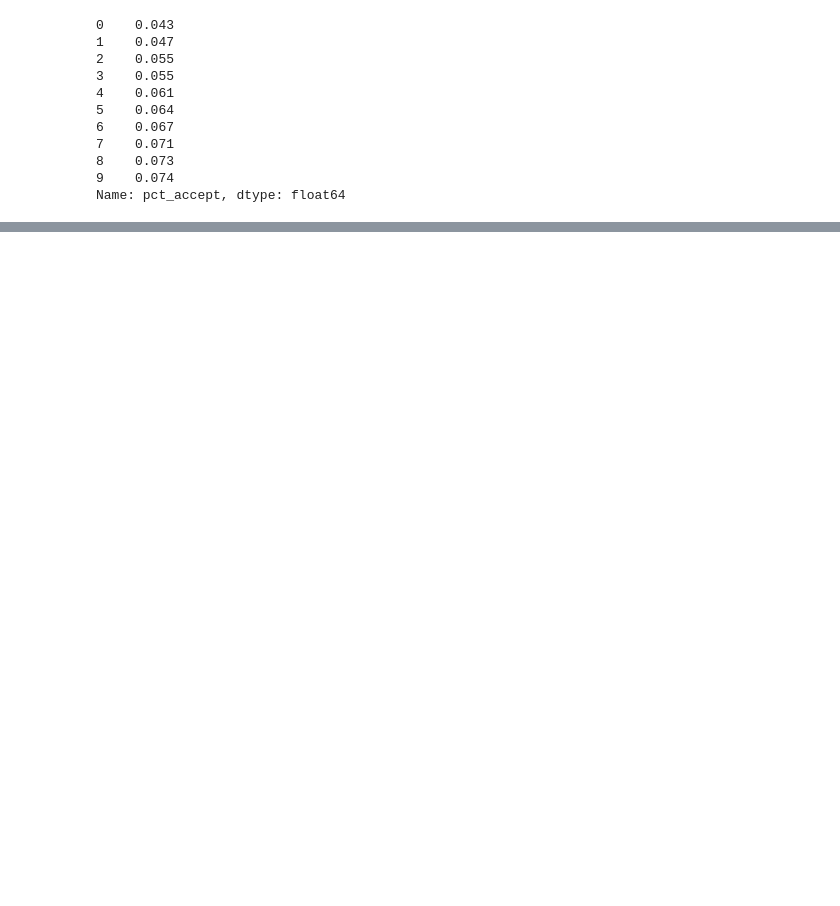
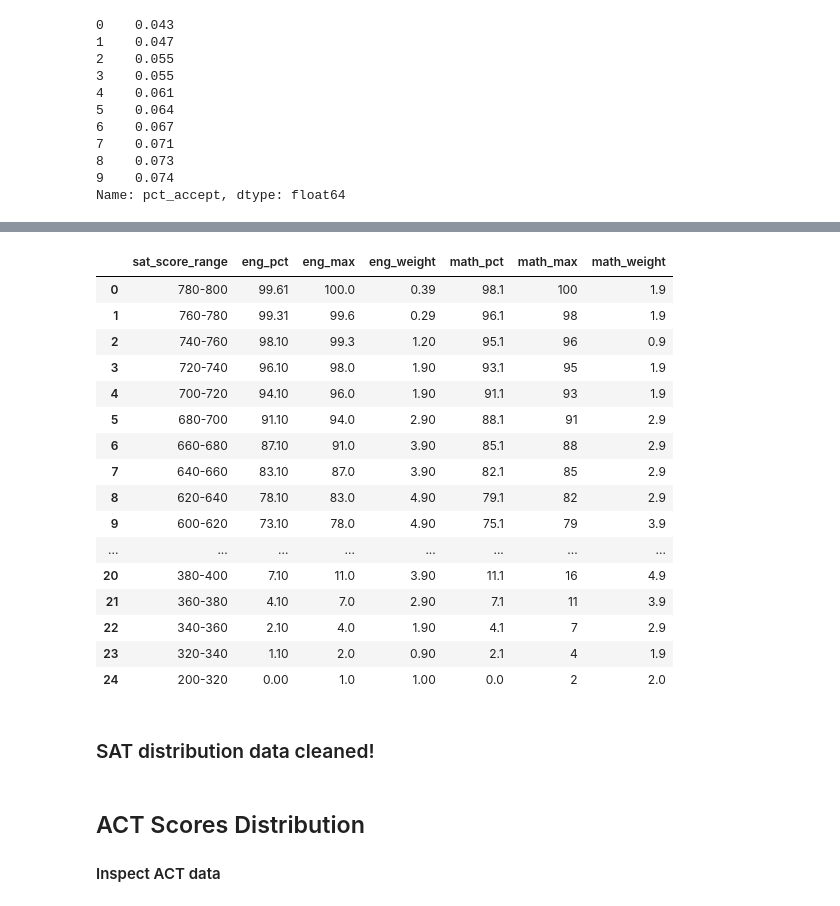
Before and after one commit to woodstockwins/1213-iris, a Jupyter notebook: projects/project-1-master/school_parse.ipynb, the cells around one changed output, grey strips where cells are left out. Cells and saved outputs as stored; diff of their text form; code cells hidden in the pictures; blank space fills up the shorter version.

```diff
--- a/projects/project-1-master/school_parse.ipynb
+++ b/projects/project-1-master/school_parse.ipynb
@@ -72,0 +90,3 @@ df_admit_raw.head()
+# %%
+df_distrib_sat = pd.read_csv('./data/sat_score_dist.csv')
+df_distrib_sat.head()
@@ -713,0 +1227,2 @@ df_act_scho.to_csv('./data-clean/act_ca_school_2019.csv', index=False)
+# %%
+df_distrib_sat.rename(columns=col_dict_sat_dist, inplace=True)
@@ -713,0 +1273,22 @@ df_act_scho.to_csv('./data-clean/act_ca_school_2019.csv', index=False)
+# %%
+df_distrib_sat
+# %% [output]
+|  | sat_score_range | eng_pct | eng_max | eng_weight | math_pct | math_max | math_weight |
+| 0 | 780-800 | 99.61 | 100.0 | 0.39 | 98.1 | 100 | 1.9 |
+| 1 | 760-780 | 99.31 | 99.6 | 0.29 | 96.1 | 98 | 1.9 |
+| 2 | 740-760 | 98.10 | 99.3 | 1.20 | 95.1 | 96 | 0.9 |
+| 3 | 720-740 | 96.10 | 98.0 | 1.90 | 93.1 | 95 | 1.9 |
+| 4 | 700-720 | 94.10 | 96.0 | 1.90 | 91.1 | 93 | 1.9 |
+| 5 | 680-700 | 91.10 | 94.0 | 2.90 | 88.1 | 91 | 2.9 |
+| 6 | 660-680 | 87.10 | 91.0 | 3.90 | 85.1 | 88 | 2.9 |
+| 7 | 640-660 | 83.10 | 87.0 | 3.90 | 82.1 | 85 | 2.9 |
+| 8 | 620-640 | 78.10 | 83.0 | 4.90 | 79.1 | 82 | 2.9 |
+| 9 | 600-620 | 73.10 | 78.0 | 4.90 | 75.1 | 79 | 3.9 |
+| ... | ... | ... | ... | ... | ... | ... | ... |
+| 20 | 380-400 | 7.10 | 11.0 | 3.90 | 11.1 | 16 | 4.9 |
+| 21 | 360-380 | 4.10 | 7.0 | 2.90 | 7.1 | 11 | 3.9 |
+| 22 | 340-360 | 2.10 | 4.0 | 1.90 | 4.1 | 7 | 2.9 |
+| 23 | 320-340 | 1.10 | 2.0 | 0.90 | 2.1 | 4 | 1.9 |
+| 24 | 200-320 | 0.00 | 1.0 | 1.00 | 0.0 | 2 | 2.0 |
+# %% [markdown]
+### SAT distribution data cleaned!
@@ -713,0 +1297,3 @@ df_act_scho.to_csv('./data-clean/act_ca_school_2019.csv', index=False)
+# %% [markdown]
+## ACT Scores Distribution
+#### Inspect ACT data
```
Also changed, not shown: parts of 150 cells of this notebook, 8 other files.
